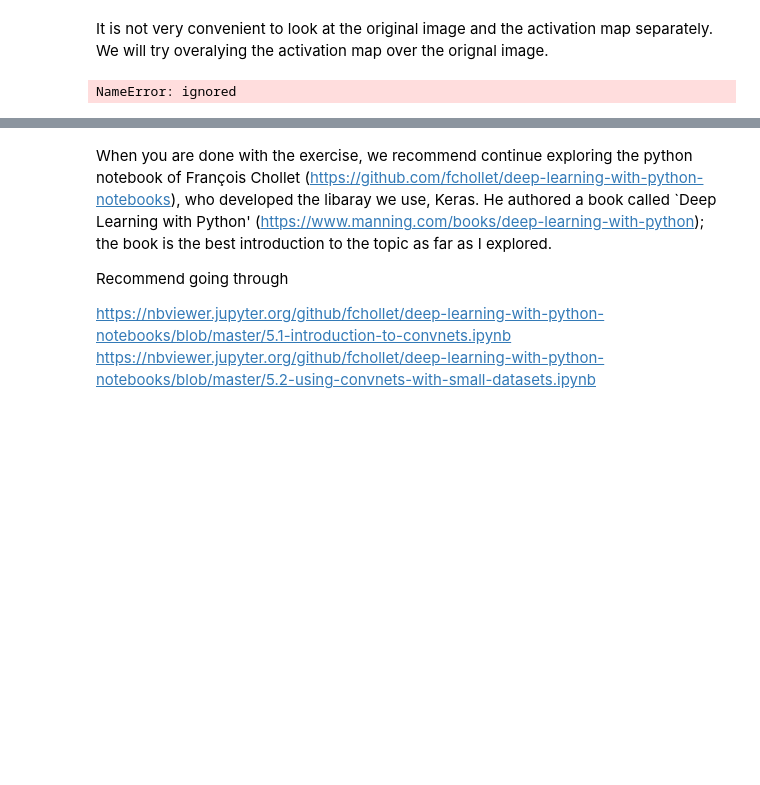
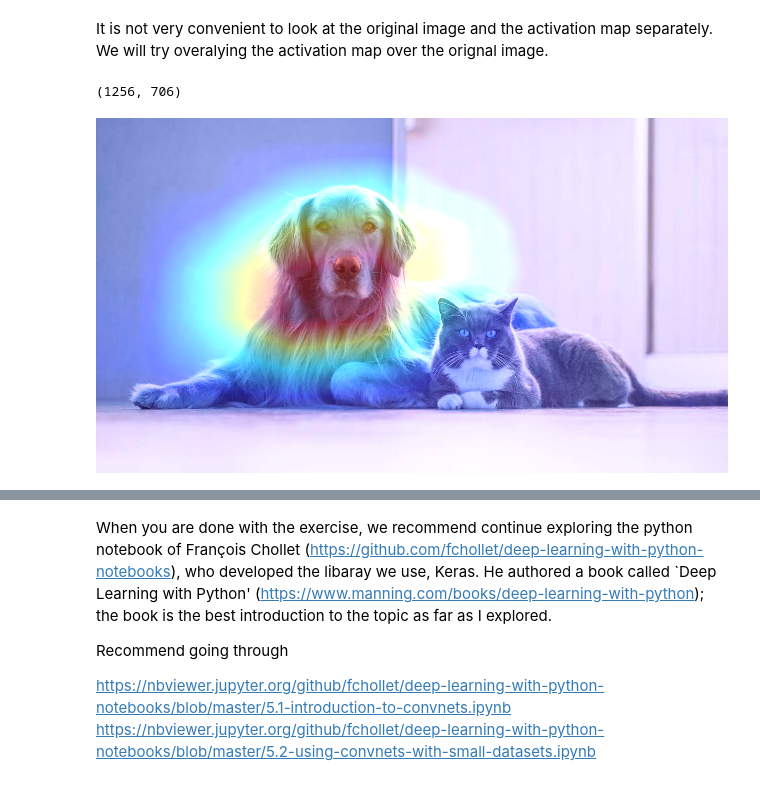
Before and after one commit to alanbseo/FlickrWorkshopUFZ, a Jupyter notebook: UFZ_1_PretrainedCNN_prediction.ipynb, the cells around one changed output, grey strips where cells are left out. Saved outputs shown, nothing was run; the diff lists cells and outputs as text; code cells hidden in the pictures; blank space fills up the shorter version.

```diff
--- a/UFZ_1_PretrainedCNN_prediction.ipynb
+++ b/UFZ_1_PretrainedCNN_prediction.ipynb
@@ -233,38 +233,47 @@ plt.show()
 [figure]
 # %% [markdown]
 It is not very convenient to look at the original image and the activation map separately. We will try overalying the activation map over the orignal image.
-# %%
-
-
-
-# We use cv2 to load the original image
-img = cv2.imread(fname)
-
-# We resize the heatmap to have the same size as the original image
-heatmap = cv2.resize(heatmap, (img.shape[1], img.shape[0]))
-
-# We convert the heatmap to RGB
-heatmap = np.uint8(255 * heatmap)
-
-# We apply the heatmap to the original image
-heatmap = cv2.applyColorMap(heatmap, cv2.COLORMAP_JET)
-
-# 0.4 here is a heatmap intensity factor
-superimposed_img = heatmap * 0.4 + img
-
-# Choose a font
-font = cv2.FONT_HERSHEY_COMPLEX
-
-# Draw the text
-
-for x in range(0, num_classes):
-  tags = classes[x] + ":" + str((predictions[0][x]*100).round(2)) + "%"
-  cv2.putText(superimposed_img,tags,(10, 100 * x + int(img.shape[0]/3)), font, 2,(255,255,255),2) # ,cv2.LINE_AA)
-
-
-# os.mkdir("Result/Heatmap_" + modelname + "/" + predicted_class)
-
-# Save the image to disk
-cv2.imwrite("Result/Heatmap_" + modelname + "/" + predicted_class + "/AttentionMap_" + predicted_class + "_" + filename, superimposed_img)
-# %% [output]
-NameError: ignored
+# %%
+# We resize the heatmap to have the same size as the original image
+heatmap_resized = cv2.resize(heatmap, (img.size[0], img.size[1]))
+
+# print(img.size)
+
+# We convert the heatmap to RGB
+heatmap_rgb = np.uint8(255 * heatmap_resized)
+# %% [output]
+(1256, 706)
+# %%
+
+
+###The cv2.imshow() and cv.imshow() functions from the opencv-python package are incompatible with Jupyter notebook; see https://github.com/jupyter/notebook/issues/3935.
+# As a replacement, google provides the following function:
+import cv2
+import numpy as np
+import PIL
+from IPython.display import display
+
+def cv2_imshow(a):
+  """A replacement for cv2.imshow() for use in Jupyter notebooks."""
+  a = a.clip(0, 255).astype('uint8')
+  # cv2 stores colors as BGR; convert to RGB
+  if a.ndim == 3:
+    if a.shape[2] == 4:
+      a = cv2.cvtColor(a, cv2.COLOR_BGRA2RGBA)
+    else:
+      a = cv2.cvtColor(a, cv2.COLOR_BGR2RGB)
+  display(PIL.Image.fromarray(a))
+# %%
+# We apply the heatmap to the original image
+heatmap_color = cv2.applyColorMap(heatmap_rgb, cv2.COLORMAP_JET)
+
+# 0.4 here is a heatmap intensity factor
+superimposed_img = heatmap_color * 0.4 + img
+
+# Choose a font
+font = cv2.FONT_HERSHEY_COMPLEX
+
+
+cv2_imshow(superimposed_img)
+# %% [output]
+[figure, added]
```
Also changed, not shown: parts of 3 cells of this notebook.
